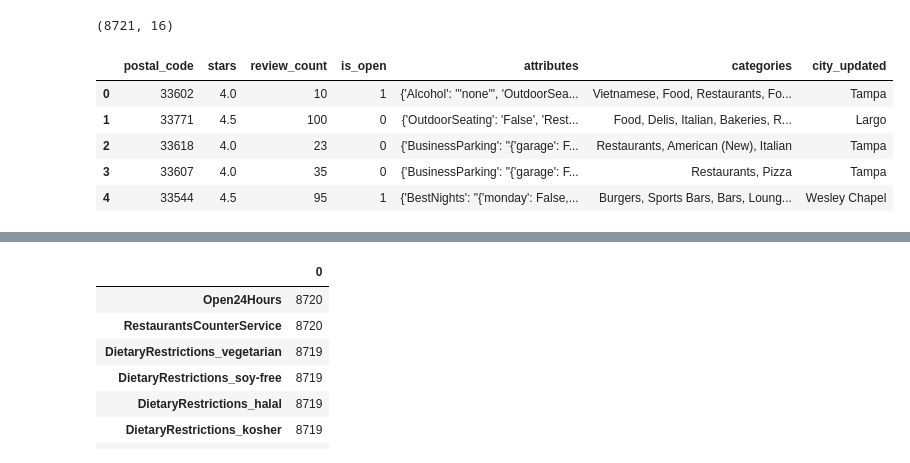
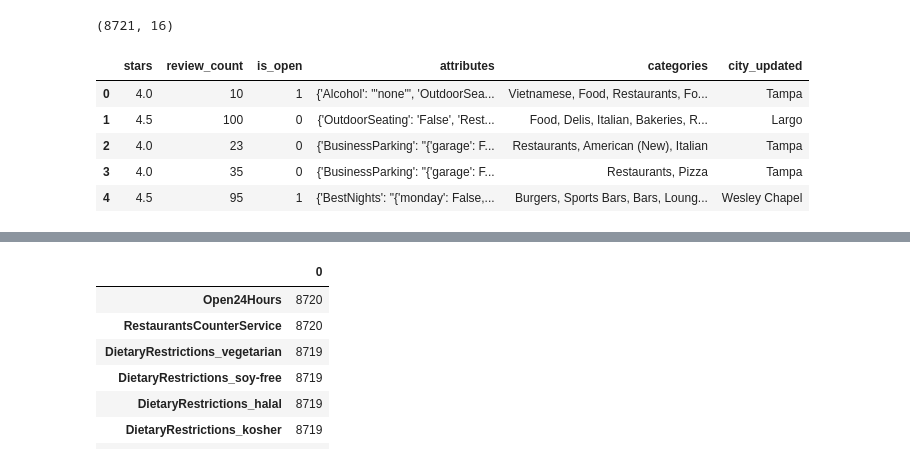
Before and after one commit to TimHBSWFL/UCSD-ML-Capstone, a Jupyter notebook: hyperparameter_tuning_business_attributes.ipynb, the cells around one changed output, grey strips where cells are left out. Drawn from its saved outputs; the diff is of its cells as text; code cells hidden in the pictures.

```diff
--- a/hyperparameter_tuning_business_attributes.ipynb
+++ b/hyperparameter_tuning_business_attributes.ipynb
@@ -30,12 +30,12 @@ df.shape
 # %% [output]
 (8721, 16)
 # %%
-df = df.drop(['business_id', 'name', 'address', 'city_original', 'latitude', 'longitude', 'zip_code', 'hours', 'state'], axis=1)
+df = df.drop(['business_id', 'name', 'address', 'city_original', 'latitude', 'longitude', 'zip_code', 'hours', 'state', 'postal_code'], axis=1)
 df.head()
 # %% [output]
-|  | postal_code | stars | review_count | is_open | attributes | categories | city_updated |
-| 0 | 33602 | 4.0 | 10 | 1 | {'Alcohol': "'none'", 'OutdoorSea... | Vietnamese, Food, Restaurants, Fo... | Tampa |
-| 1 | 33771 | 4.5 | 100 | 0 | {'OutdoorSeating': 'False', 'Rest... | Food, Delis, Italian, Bakeries, R... | Largo |
-| 2 | 33618 | 4.0 | 23 | 0 | {'BusinessParking': "{'garage': F... | Restaurants, American (New), Italian | Tampa |
-| 3 | 33607 | 4.0 | 35 | 0 | {'BusinessParking': "{'garage': F... | Restaurants, Pizza | Tampa |
-| 4 | 33544 | 4.5 | 95 | 1 | {'BestNights': "{'monday': False,... | Burgers, Sports Bars, Bars, Loung... | Wesley Chapel |
+|  | stars | review_count | is_open | attributes | categories | city_updated |
+| 0 | 4.0 | 10 | 1 | {'Alcohol': "'none'", 'OutdoorSea... | Vietnamese, Food, Restaurants, Fo... | Tampa |
+| 1 | 4.5 | 100 | 0 | {'OutdoorSeating': 'False', 'Rest... | Food, Delis, Italian, Bakeries, R... | Largo |
+| 2 | 4.0 | 23 | 0 | {'BusinessParking': "{'garage': F... | Restaurants, American (New), Italian | Tampa |
+| 3 | 4.0 | 35 | 0 | {'BusinessParking': "{'garage': F... | Restaurants, Pizza | Tampa |
+| 4 | 4.5 | 95 | 1 | {'BestNights': "{'monday': False,... | Burgers, Sports Bars, Bars, Loung... | Wesley Chapel |
```
Also changed, not shown: parts of 8 cells of this notebook.
